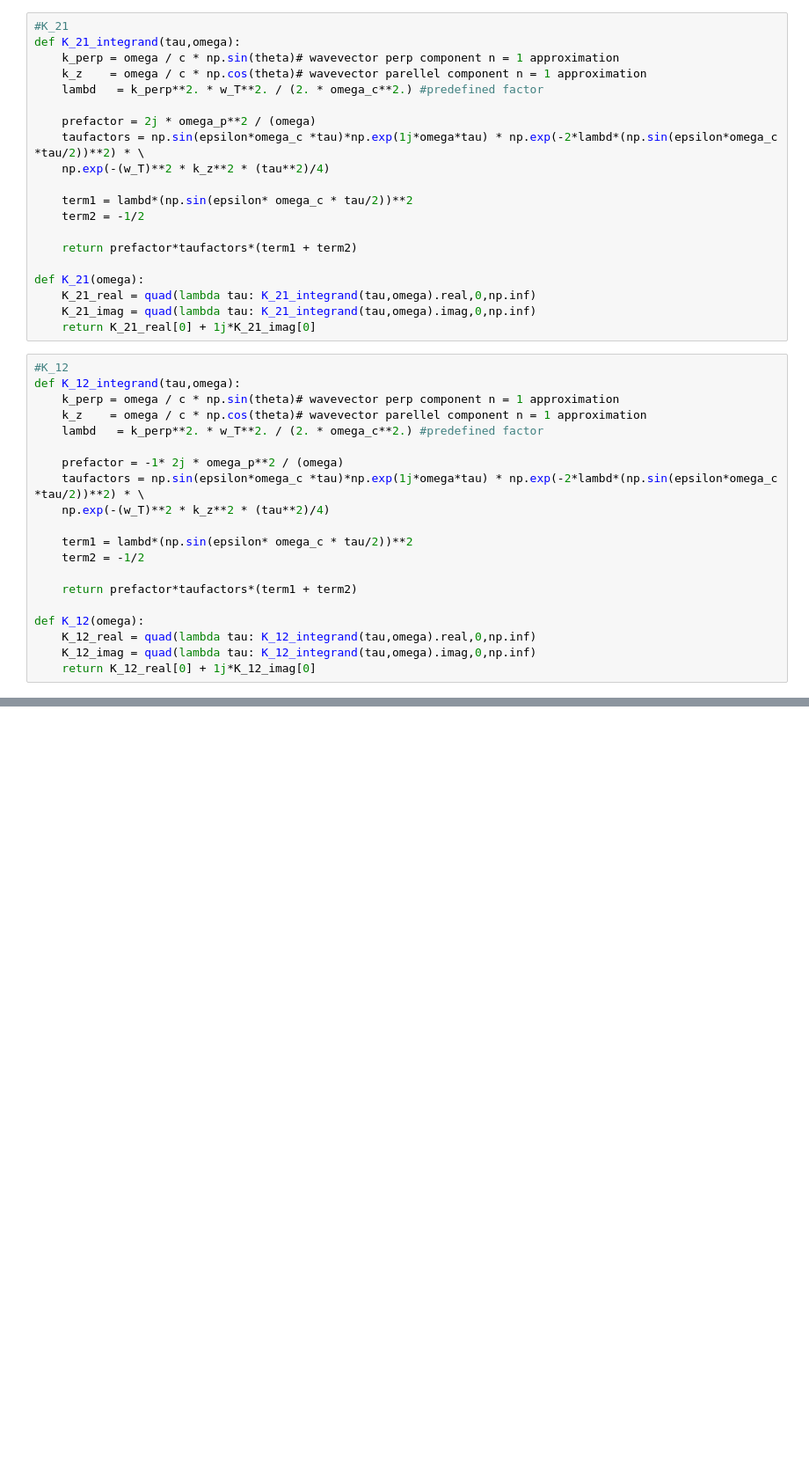
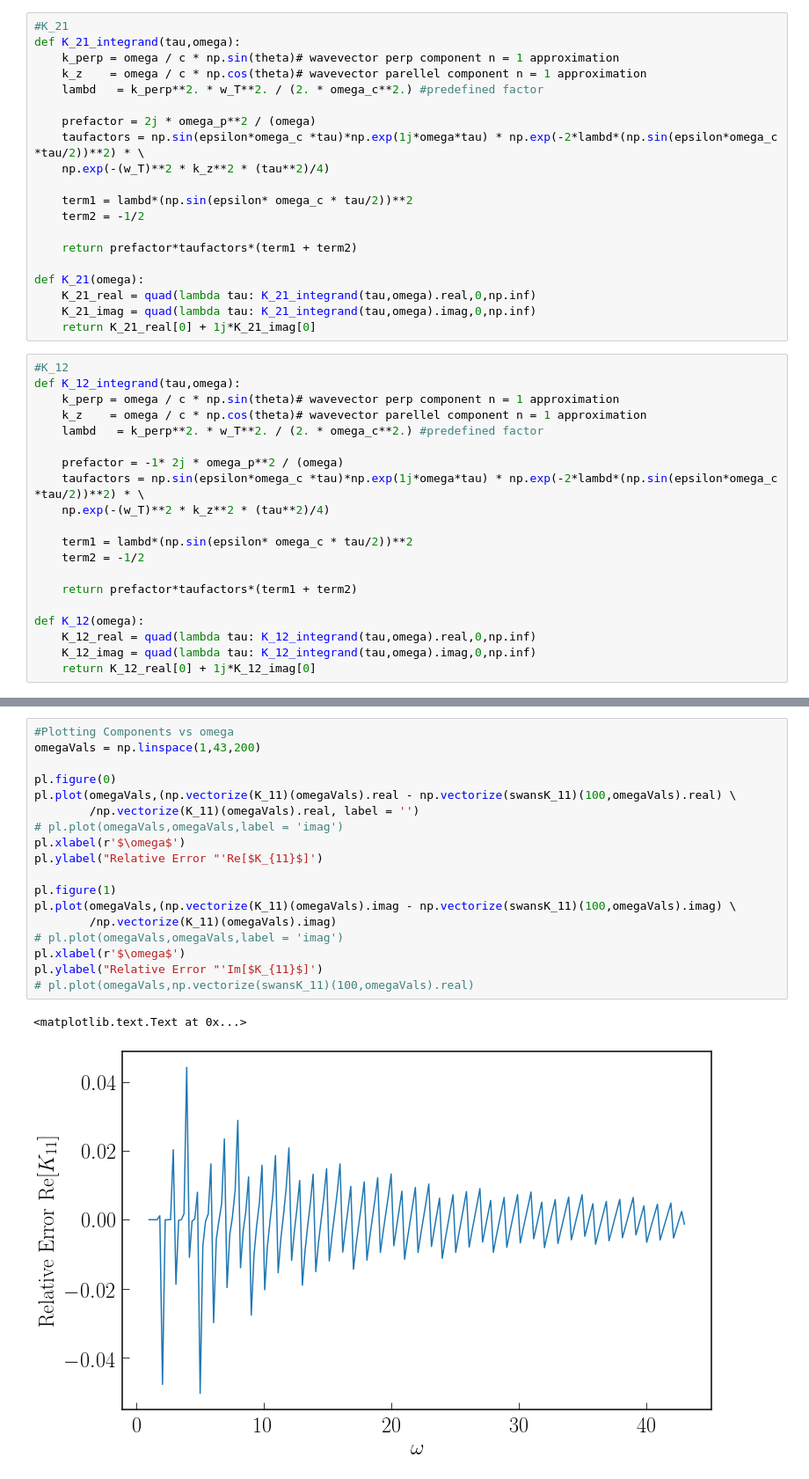
Before and after one commit to avjoshi21/NR-Dielec-Tensor, a Jupyter notebook: Testing Nonrelativistic Maxwellian Dielectric Tensor.ipynb, the cells around one changed output, grey strips where cells are left out. Shown at 88% size. Saved outputs shown, nothing was run; the diff lists cells and outputs as text; blank space fills up the shorter version.

```diff
--- a/Testing Nonrelativistic Maxwellian Dielectric Tensor.ipynb
+++ b/Testing Nonrelativistic Maxwellian Dielectric Tensor.ipynb
@@ -530,0 +539,21 @@ swansK_13(100,2)
+# %%
+#Plotting Components vs omega
+omegaVals = np.linspace(1,43,200)
+
+pl.figure(0)
+pl.plot(omegaVals,(np.vectorize(K_11)(omegaVals).real - np.vectorize(swansK_11)(100,omegaVals).real) \
+        /np.vectorize(K_11)(omegaVals).real, label = '')
+# pl.plot(omegaVals,omegaVals,label = 'imag')
+pl.xlabel(r'$\omega$')
+pl.ylabel("Relative Error "'Re[$K_{11}$]')
+
+pl.figure(1)
+pl.plot(omegaVals,(np.vectorize(K_11)(omegaVals).imag - np.vectorize(swansK_11)(100,omegaVals).imag) \
+        /np.vectorize(K_11)(omegaVals).imag)
+# pl.plot(omegaVals,omegaVals,label = 'imag')
+pl.xlabel(r'$\omega$')
+pl.ylabel("Relative Error "'Im[$K_{11}$]')
+# pl.plot(omegaVals,np.vectorize(swansK_11)(100,omegaVals).real)
+# %% [output]
+<matplotlib.text.Text at 0x...>
+[figure, added]
```
Also changed, not shown: parts of 13 cells of this notebook.
